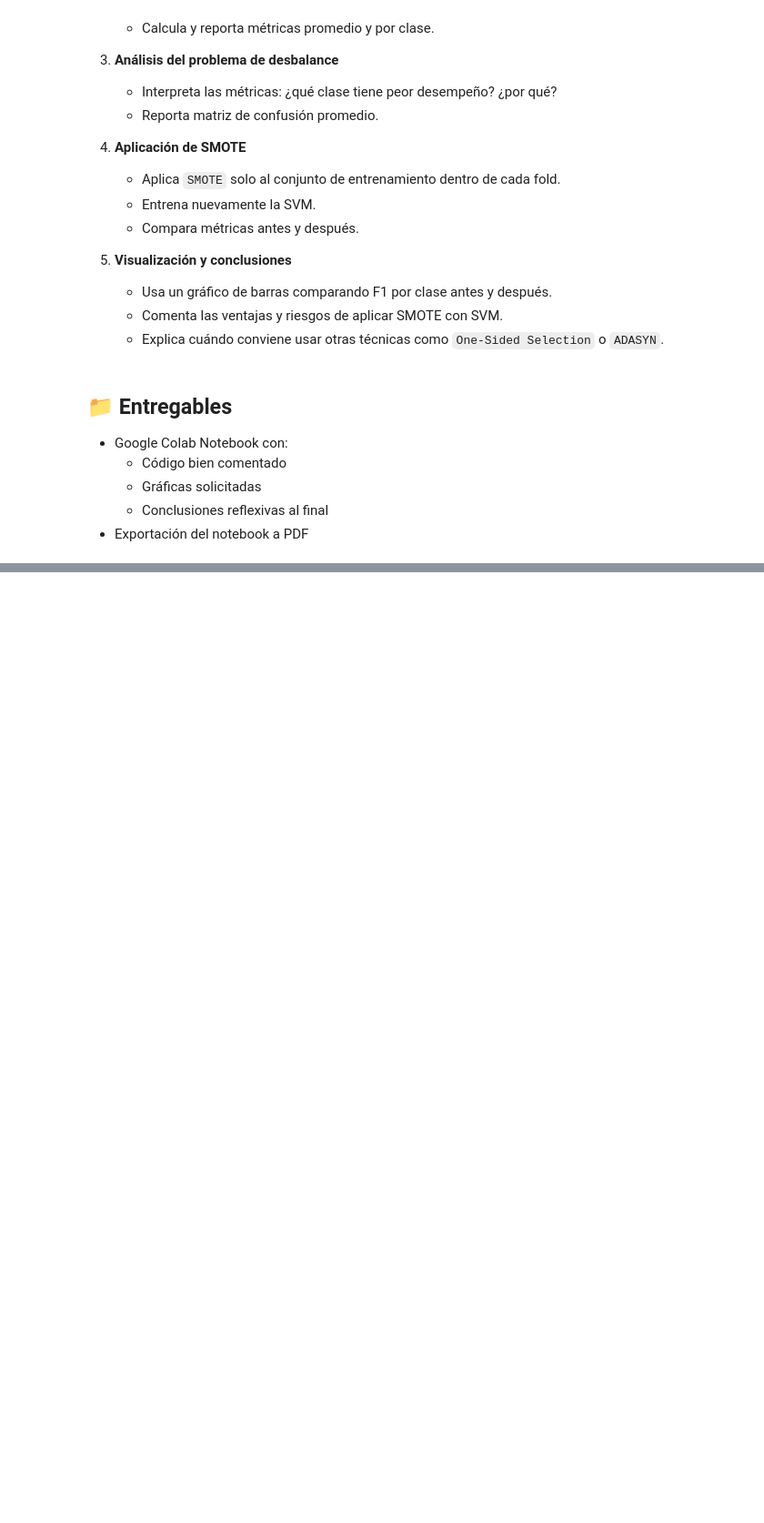
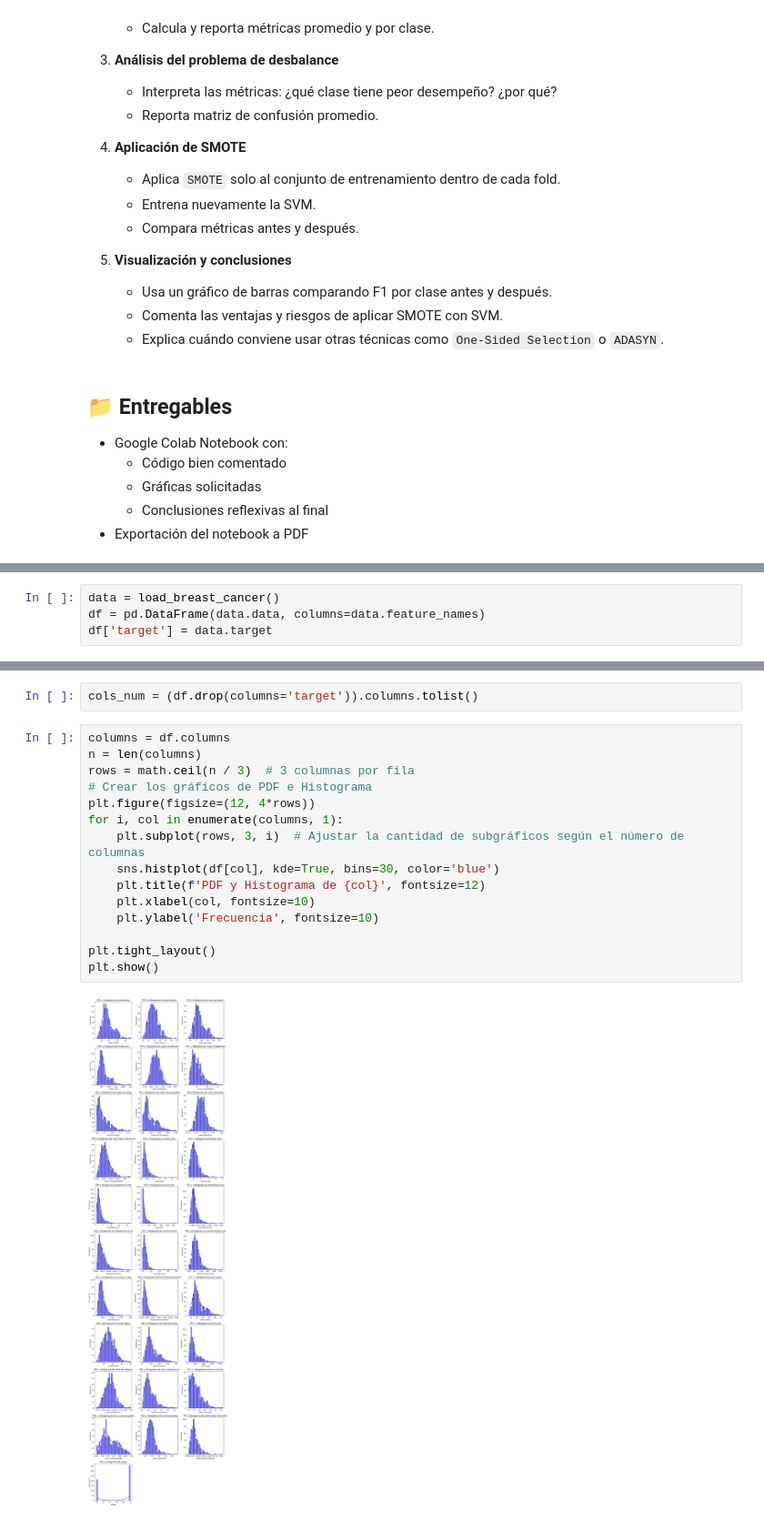
Before and after one commit to GustavoHDLC1/Colab_Files_PADP, a Jupyter notebook: Tarea_SVM_Clases_No_Balanceadas.ipynb, the cells around one changed output, grey strips where cells are left out. Shown at 91% size. Saved outputs shown, nothing was run; the diff lists cells and outputs as text; blank space fills up the shorter version.

```diff
--- a/Tarea_SVM_Clases_No_Balanceadas.ipynb
+++ b/Tarea_SVM_Clases_No_Balanceadas.ipynb
@@ -59,0 +79,4 @@ Al finalizar esta tarea, el estudiante será capaz de:
+# %%
+data = load_breast_cancer()
+df = pd.DataFrame(data.data, columns=data.feature_names)
+df['target'] = data.target
@@ -59,0 +133,19 @@ Al finalizar esta tarea, el estudiante será capaz de:
+# %%
+cols_num = (df.drop(columns='target')).columns.tolist()
+# %%
+columns = df.columns
+n = len(columns)
+rows = math.ceil(n / 3)  # 3 columnas por fila
+# Crear los gráficos de PDF e Histograma
+plt.figure(figsize=(12, 4*rows))
+for i, col in enumerate(columns, 1):
+    plt.subplot(rows, 3, i)  # Ajustar la cantidad de subgráficos según el número de columnas
+    sns.histplot(df[col], kde=True, bins=30, color='blue')
+    plt.title(f'PDF y Histograma de {col}', fontsize=12)
+    plt.xlabel(col, fontsize=10)
+    plt.ylabel('Frecuencia', fontsize=10)
+
+plt.tight_layout()
+plt.show()
+# %% [output]
+[figure, added]
```
Also changed, not shown: parts of 37 cells of this notebook.
